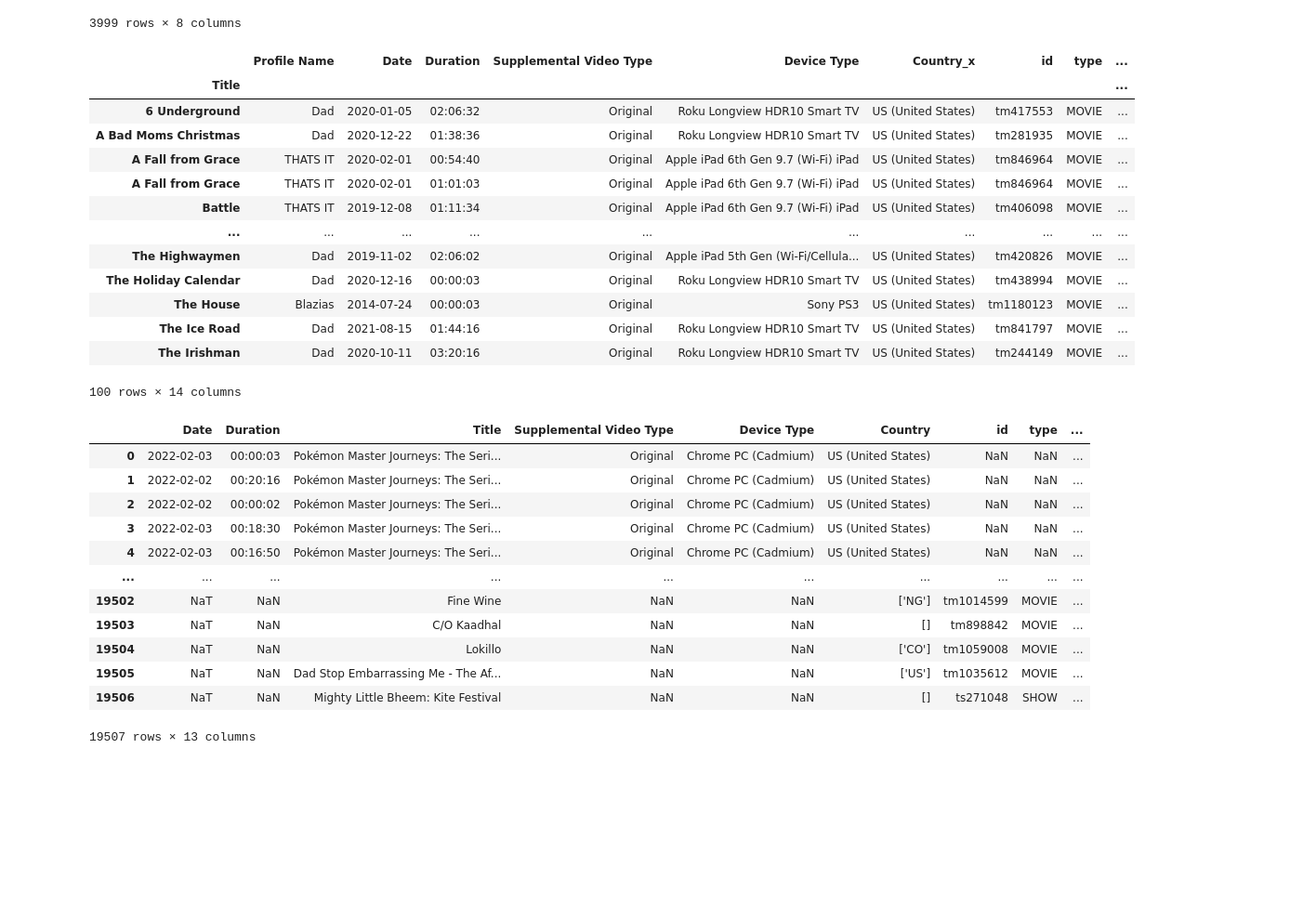
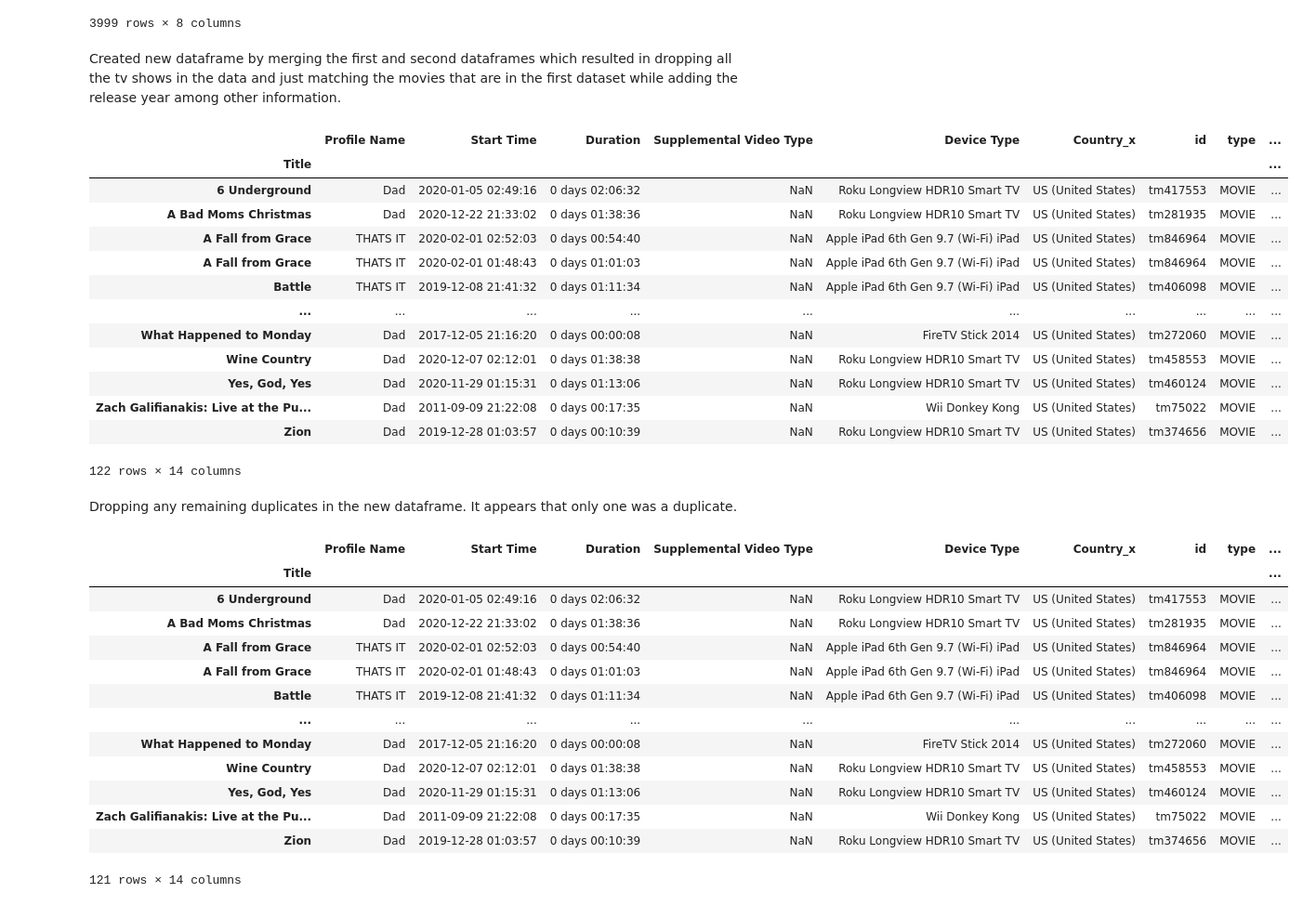
Before and after one commit to darrenc9828/My_Netflix_data_analysis, a Jupyter notebook: My_Netflix_data_analysis.ipynb, the cells around one changed output. Shown: that part at 93% size. Cells and saved outputs as stored; diff of their text form; code cells hidden in the pictures; blank space fills up the shorter version.

```diff
--- a/My_Netflix_data_analysis.ipynb
+++ b/My_Netflix_data_analysis.ipynb
@@ -51,6 +57,9 @@ Creating a new dataframe by dropping unwanted coulumns and setting the display w
 # %%
+#Dropping columns and setting time to new format
+
 newdf = df.drop(['Attributes','Bookmark','Latest Bookmark'], axis = 1)
 pd.set_option('display.width',None)
+newdf['Duration'] = pd.to_timedelta(newdf['Duration'])
 newdf
 # %% [output]
 |  | Profile Name | Start Time | Duration | Supplemental Video Type | Device Type | Country |
@@ -383,40 +428,44 @@ titles
 | Dad Stop Embarrassing Me - The Af... | tm1035612 | MOVIE | 2021 | PG-13 | 37 | [] | ['US'] | 0.0 |
 | Mighty Little Bheem: Kite Festival | ts271048 | SHOW | 2021 | NR | 7 | ['family', 'animation', 'comedy'] | [] | 1.0 |
 3999 rows × 8 columns
+# %% [markdown]
+Created new dataframe by merging the first and second dataframes which resulted in dropping all the tv shows in the data and just matching the movies that are in the first dataset while adding the release year among other information.
 # %%
+
 mergedtitles = pd.merge (newdf, titles, left_index=True, right_index=True)
-#mergedtitles = newdf.merge(titles,how ='outer')
-mergedtitles[0:100]
+mergedtitles
 # %% [output]
-|  | Profile Name | Date | Duration | Supplemental Video Type | Device Type | Country_x | id | type | ... |
+|  | Profile Name | Start Time | Duration | Supplemental Video Type | Device Type | Country_x | id | type | ... |
 | Title |  |  |  |  |  |  |  |  | ... |
-| 6 Underground | Dad | 2020-01-05 | 02:06:32 | Original | Roku Longview HDR10 Smart TV | US (United States) | tm417553 | MOVIE | ... |
-| A Bad Moms Christmas | Dad | 2020-12-22 | 01:38:36 | Original | Roku Longview HDR10 Smart TV | US (United States) | tm281935 | MOVIE | ... |
-| A Fall from Grace | THATS IT | 2020-02-01 | 00:54:40 | Original | Apple iPad 6th Gen 9.7 (Wi-Fi) iPad | US (United States) | tm846964 | MOVIE | ... |
-| A Fall from Grace | THATS IT | 2020-02-01 | 01:01:03 | Original | Apple iPad 6th Gen 9.7 (Wi-Fi) iPad | US (United States) | tm846964 | MOVIE | ... |
-| Battle | THATS IT | 2019-12-08 | 01:11:34 | Original | Apple iPad 6th Gen 9.7 (Wi-Fi) iPad | US (United States) | tm406098 | MOVIE | ... |
+| 6 Underground | Dad | 2020-01-05 02:49:16 | 0 days 02:06:32 | NaN | Roku Longview HDR10 Smart TV | US (United States) | tm417553 | MOVIE | ... |
+| A Bad Moms Christmas | Dad | 2020-12-22 21:33:02 | 0 days 01:38:36 | NaN | Roku Longview HDR10 Smart TV | US (United States) | tm281935 | MOVIE | ... |
+| A Fall from Grace | THATS IT | 2020-02-01 02:52:03 | 0 days 00:54:40 | NaN | Apple iPad 6th Gen 9.7 (Wi-Fi) iPad | US (United States) | tm846964 | MOVIE | ... |
+| A Fall from Grace | THATS IT | 2020-02-01 01:48:43 | 0 days 01:01:03 | NaN | Apple iPad 6th Gen 9.7 (Wi-Fi) iPad | US (United States) | tm846964 | MOVIE | ... |
+| Battle | THATS IT | 2019-12-08 21:41:32 | 0 days 01:11:34 | NaN | Apple iPad 6th Gen 9.7 (Wi-Fi) iPad | US (United States) | tm406098 | MOVIE | ... |
 | ... | ... | ... | ... | ... | ... | ... | ... | ... | ... |
-| The Highwaymen | Dad | 2019-11-02 | 02:06:02 | Original | Apple iPad 5th Gen (Wi-Fi/Cellula... | US (United States) | tm420826 | MOVIE | ... |
-| The Holiday Calendar | Dad | 2020-12-16 | 00:00:03 | Original | Roku Longview HDR10 Smart TV | US (United States) | tm438994 | MOVIE | ... |
-| The House | Blazias | 2014-07-24 | 00:00:03 | Original | Sony PS3 | US (United States) | tm1180123 | MOVIE | ... |
-| The Ice Road | Dad | 2021-08-15 | 01:44:16 | Original | Roku Longview HDR10 Smart TV | US (United States) | tm841797 | MOVIE | ... |
-| The Irishman | Dad | 2020-10-11 | 03:20:16 | Original | Roku Longview HDR10 Smart TV | US (United States) | tm244149 | MOVIE | ... |
+| What Happened to Monday | Dad | 2017-12-05 21:16:20 | 0 days 00:00:08 | NaN | FireTV Stick 2014 | US (United States) | tm272060 | MOVIE | ... |
+| Wine Country | Dad | 2020-12-07 02:12:01 | 0 days 01:38:38 | NaN | Roku Longview HDR10 Smart TV | US (United States) | tm458553 | MOVIE | ... |
+| Yes, God, Yes | Dad | 2020-11-29 01:15:31 | 0 days 01:13:06 | NaN | Roku Longview HDR10 Smart TV | US (United States) | tm460124 | MOVIE | ... |
+| Zach Galifianakis: Live at the Pu... | Dad | 2011-09-09 21:22:08 | 0 days 00:17:35 | NaN | Wii Donkey Kong | US (United States) | tm75022 | MOVIE | ... |
+| Zion | Dad | 2019-12-28 01:03:57 | 0 days 00:10:39 | NaN | Roku Longview HDR10 Smart TV | US (United States) | tm374656 | MOVIE | ... |
-100 rows × 14 columns
+122 rows × 14 columns
+# %% [markdown]
+Dropping any remaining duplicates in the new dataframe.  It appears that only one was a duplicate.
 # %%
 mergedtitles.drop_duplicates(inplace=True)
-
 mergedtitles
 # %% [output]
-|  | Date | Duration | Title | Supplemental Video Type | Device Type | Country | id | type | ... |
-| 0 | 2022-02-03 | 00:00:03 | Pokémon Master Journeys: The Seri... | Original | Chrome PC (Cadmium) | US (United States) | NaN | NaN | ... |
-| 1 | 2022-02-02 | 00:20:16 | Pokémon Master Journeys: The Seri... | Original | Chrome PC (Cadmium) | US (United States) | NaN | NaN | ... |
-| 2 | 2022-02-02 | 00:00:02 | Pokémon Master Journeys: The Seri... | Original | Chrome PC (Cadmium) | US (United States) | NaN | NaN | ... |
-| 3 | 2022-02-03 | 00:18:30 | Pokémon Master Journeys: The Seri... | Original | Chrome PC (Cadmium) | US (United States) | NaN | NaN | ... |
-| 4 | 2022-02-03 | 00:16:50 | Pokémon Master Journeys: The Seri... | Original | Chrome PC (Cadmium) | US (United States) | NaN | NaN | ... |
+|  | Profile Name | Start Time | Duration | Supplemental Video Type | Device Type | Country_x | id | type | ... |
+| Title |  |  |  |  |  |  |  |  | ... |
+| 6 Underground | Dad | 2020-01-05 02:49:16 | 0 days 02:06:32 | NaN | Roku Longview HDR10 Smart TV | US (United States) | tm417553 | MOVIE | ... |
+| A Bad Moms Christmas | Dad | 2020-12-22 21:33:02 | 0 days 01:38:36 | NaN | Roku Longview HDR10 Smart TV | US (United States) | tm281935 | MOVIE | ... |
+| A Fall from Grace | THATS IT | 2020-02-01 02:52:03 | 0 days 00:54:40 | NaN | Apple iPad 6th Gen 9.7 (Wi-Fi) iPad | US (United States) | tm846964 | MOVIE | ... |
+| A Fall from Grace | THATS IT | 2020-02-01 01:48:43 | 0 days 01:01:03 | NaN | Apple iPad 6th Gen 9.7 (Wi-Fi) iPad | US (United States) | tm846964 | MOVIE | ... |
+| Battle | THATS IT | 2019-12-08 21:41:32 | 0 days 01:11:34 | NaN | Apple iPad 6th Gen 9.7 (Wi-Fi) iPad | US (United States) | tm406098 | MOVIE | ... |
 | ... | ... | ... | ... | ... | ... | ... | ... | ... | ... |
-| 19502 | NaT | NaN | Fine Wine | NaN | NaN | ['NG'] | tm1014599 | MOVIE | ... |
-| 19503 | NaT | NaN | C/O Kaadhal | NaN | NaN | [] | tm898842 | MOVIE | ... |
-| 19504 | NaT | NaN | Lokillo | NaN | NaN | ['CO'] | tm1059008 | MOVIE | ... |
-| 19505 | NaT | NaN | Dad Stop Embarrassing Me - The Af... | NaN | NaN | ['US'] | tm1035612 | MOVIE | ... |
-| 19506 | NaT | NaN | Mighty Little Bheem: Kite Festival | NaN | NaN | [] | ts271048 | SHOW | ... |
+| What Happened to Monday | Dad | 2017-12-05 21:16:20 | 0 days 00:00:08 | NaN | FireTV Stick 2014 | US (United States) | tm272060 | MOVIE | ... |
+| Wine Country | Dad | 2020-12-07 02:12:01 | 0 days 01:38:38 | NaN | Roku Longview HDR10 Smart TV | US (United States) | tm458553 | MOVIE | ... |
+| Yes, God, Yes | Dad | 2020-11-29 01:15:31 | 0 days 01:13:06 | NaN | Roku Longview HDR10 Smart TV | US (United States) | tm460124 | MOVIE | ... |
+| Zach Galifianakis: Live at the Pu... | Dad | 2011-09-09 21:22:08 | 0 days 00:17:35 | NaN | Wii Donkey Kong | US (United States) | tm75022 | MOVIE | ... |
+| Zion | Dad | 2019-12-28 01:03:57 | 0 days 00:10:39 | NaN | Roku Longview HDR10 Smart TV | US (United States) | tm374656 | MOVIE | ... |
-19507 rows × 13 columns
+121 rows × 14 columns
```
Also changed, not shown: parts of 18 cells of this notebook.
